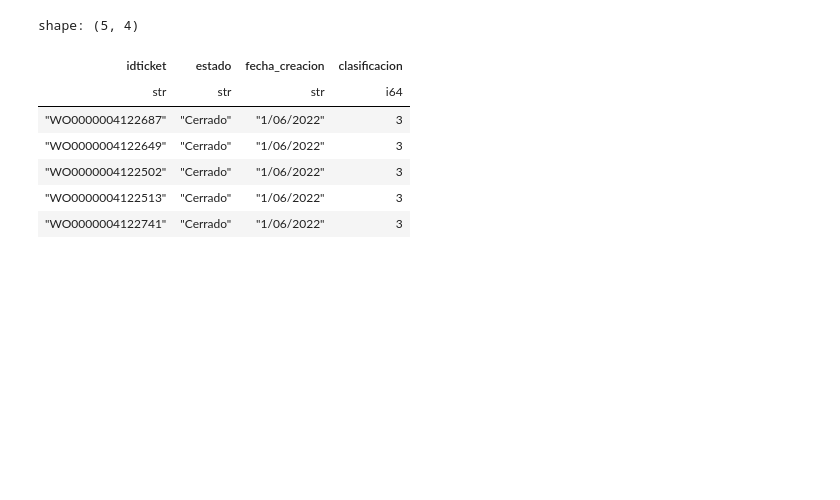
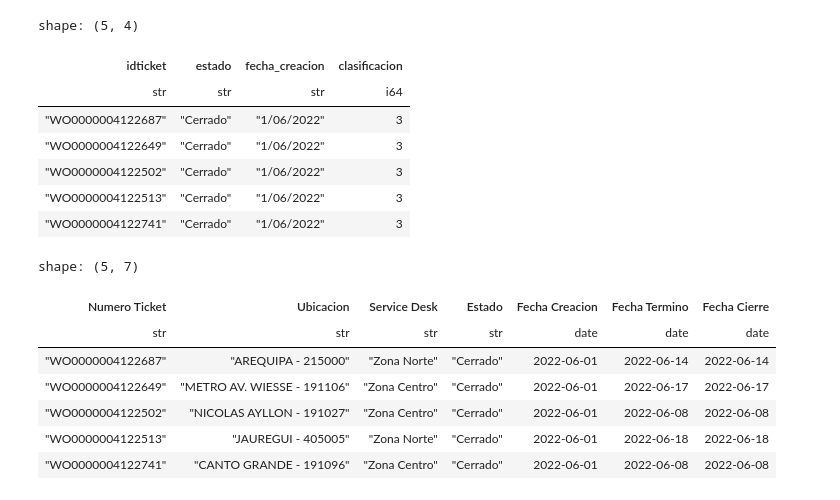
Before and after one commit to masterins/prueba_etl_python, a Jupyter notebook: proceso_etl.ipynb, the cells around one changed output. Drawn from its saved outputs; the diff is of its cells as text; code cells hidden in the pictures; blank space fills up the shorter version.

```diff
--- a/proceso_etl.ipynb
+++ b/proceso_etl.ipynb
@@ -92,3 +92,19 @@ shape: (5, 4)
 | "WO0000004122502" | "Cerrado" | "1/06/2022" | 3 |
 | "WO0000004122513" | "Cerrado" | "1/06/2022" | 3 |
 | "WO0000004122741" | "Cerrado" | "1/06/2022" | 3 |
+# %%
+se2=pl.read_csv('./Tickets/Tickets Historico.txt'
+                ,separator=';'
+                ,columns=['Numero Ticket','Ubicacion','Service Desk','Estado','Fecha Creacion','Fecha Termino','Fecha Cierre'],
+                try_parse_dates=True
+                )
+se2.head()
+# %% [output]
+shape: (5, 7)
+| Numero Ticket | Ubicacion | Service Desk | Estado | Fecha Creacion | Fecha Termino | Fecha Cierre |
+| str | str | str | str | date | date | date |
+| "WO0000004122687" | "AREQUIPA - 215000" | "Zona Norte" | "Cerrado" | 2022-06-01 | 2022-06-14 | 2022-06-14 |
+| "WO0000004122649" | "METRO AV. WIESSE - 191106" | "Zona Centro" | "Cerrado" | 2022-06-01 | 2022-06-17 | 2022-06-17 |
+| "WO0000004122502" | "NICOLAS AYLLON - 191027" | "Zona Centro" | "Cerrado" | 2022-06-01 | 2022-06-08 | 2022-06-08 |
+| "WO0000004122513" | "JAUREGUI - 405005" | "Zona Norte" | "Cerrado" | 2022-06-01 | 2022-06-18 | 2022-06-18 |
+| "WO0000004122741" | "CANTO GRANDE - 191096" | "Zona Centro" | "Cerrado" | 2022-06-01 | 2022-06-08 | 2022-06-08 |
```
Also changed, not shown: parts of 4 cells of this notebook.
